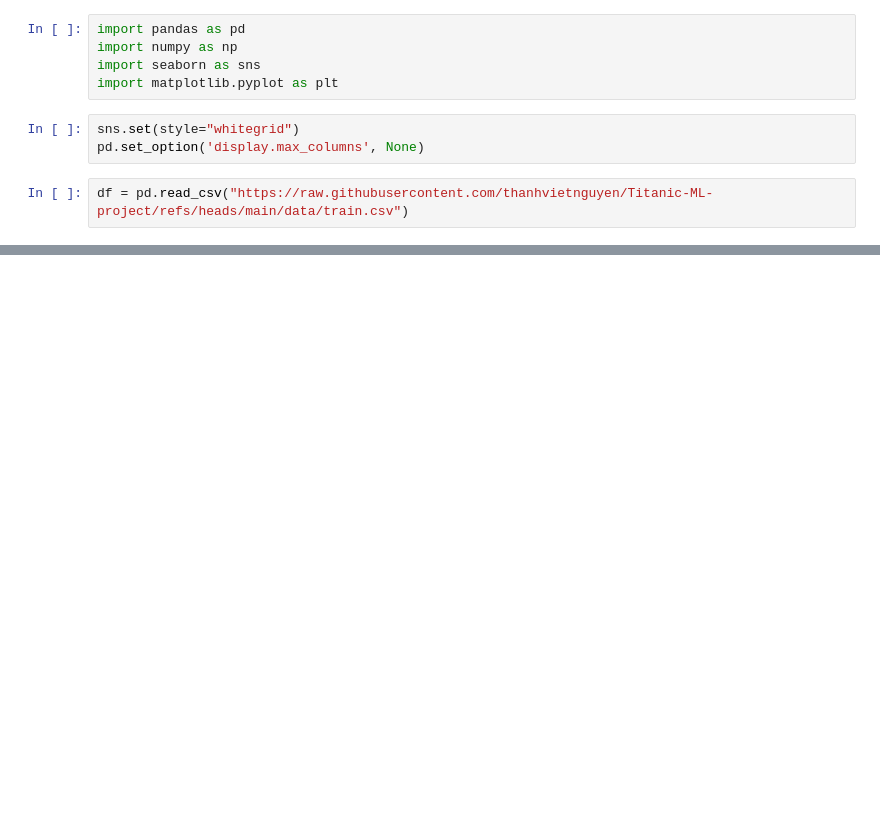
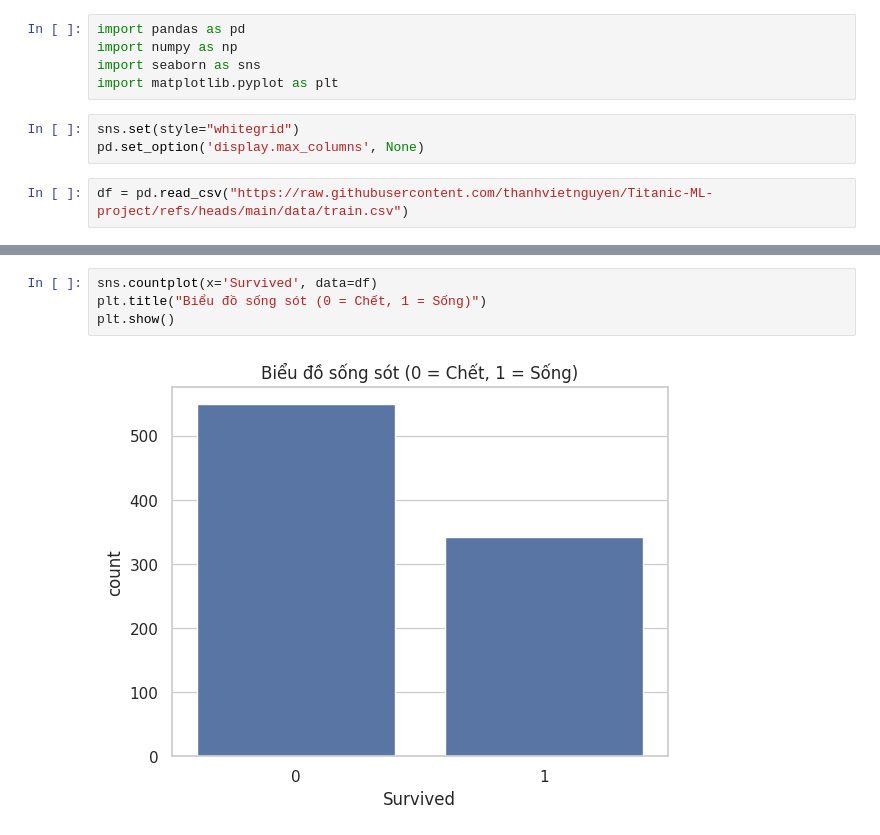
Before and after one commit to thanhvietnguyen/Titanic-ML-project, a Jupyter notebook: notebooks/eda_titanic.ipynb, the cells around one changed output, grey strips where cells are left out. Cells and saved outputs as stored; diff of their text form; blank space fills up the shorter version.

```diff
--- a/notebooks/eda_titanic.ipynb
+++ b/notebooks/eda_titanic.ipynb
@@ -57,0 +67,6 @@ None
+# %%
+sns.countplot(x='Survived', data=df)
+plt.title("Biểu đồ sống sót (0 = Chết, 1 = Sống)")
+plt.show()
+# %% [output]
+[figure, added]
```
Also changed, not shown: parts of 4 cells of this notebook.
